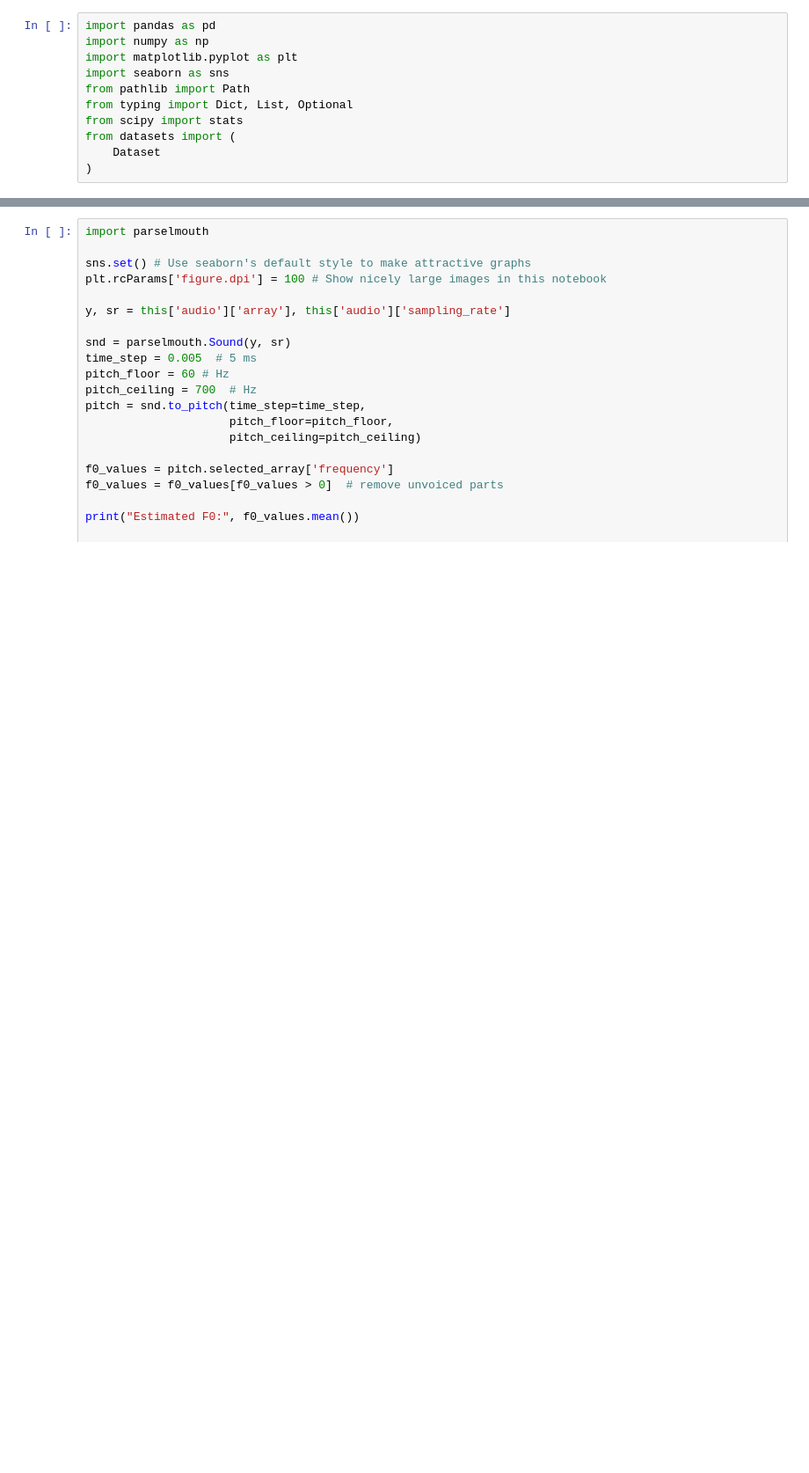
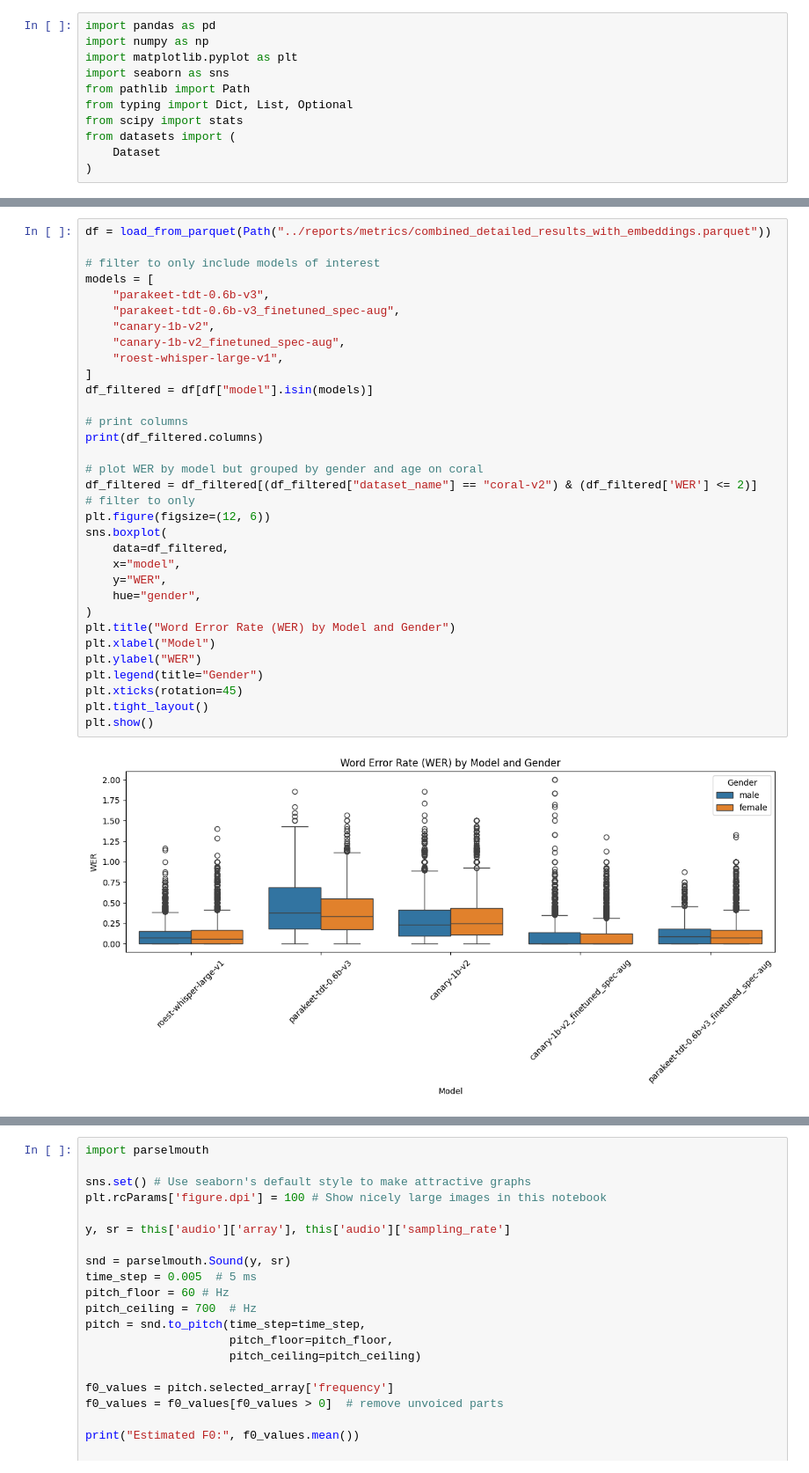
Before and after one commit to jhoffe/master_thesis, a Jupyter notebook: notebooks/evaluate_model.ipynb, the cells around one changed output, grey strips where cells are left out. Shown at 88% size. Cells and saved outputs as stored; diff of their text form; blank space fills up the shorter version.

```diff
--- a/notebooks/evaluate_model.ipynb
+++ b/notebooks/evaluate_model.ipynb
@@ -142,0 +49,35 @@ df_voi.head()
+# %%
+df = load_from_parquet(Path("../reports/metrics/combined_detailed_results_with_embeddings.parquet"))
+
+# filter to only include models of interest
+models = [
+    "parakeet-tdt-0.6b-v3",
+    "parakeet-tdt-0.6b-v3_finetuned_spec-aug",
+    "canary-1b-v2",
+    "canary-1b-v2_finetuned_spec-aug",
+    "roest-whisper-large-v1",
+]
+df_filtered = df[df["model"].isin(models)]
+
+# print columns
+print(df_filtered.columns)
+
+# plot WER by model but grouped by gender and age on coral
+df_filtered = df_filtered[(df_filtered["dataset_name"] == "coral-v2") & (df_filtered['WER'] <= 2)]
+# filter to only
+plt.figure(figsize=(12, 6))
+sns.boxplot(
+    data=df_filtered,
+    x="model",
+    y="WER",
+    hue="gender",
+)
+plt.title("Word Error Rate (WER) by Model and Gender")
+plt.xlabel("Model")
+plt.ylabel("WER")
+plt.legend(title="Gender")
+plt.xticks(rotation=45)
+plt.tight_layout()
+plt.show()
+# %% [output]
+[figure, added]
```
Also changed, not shown: parts of 14 cells of this notebook, 5 other files.
